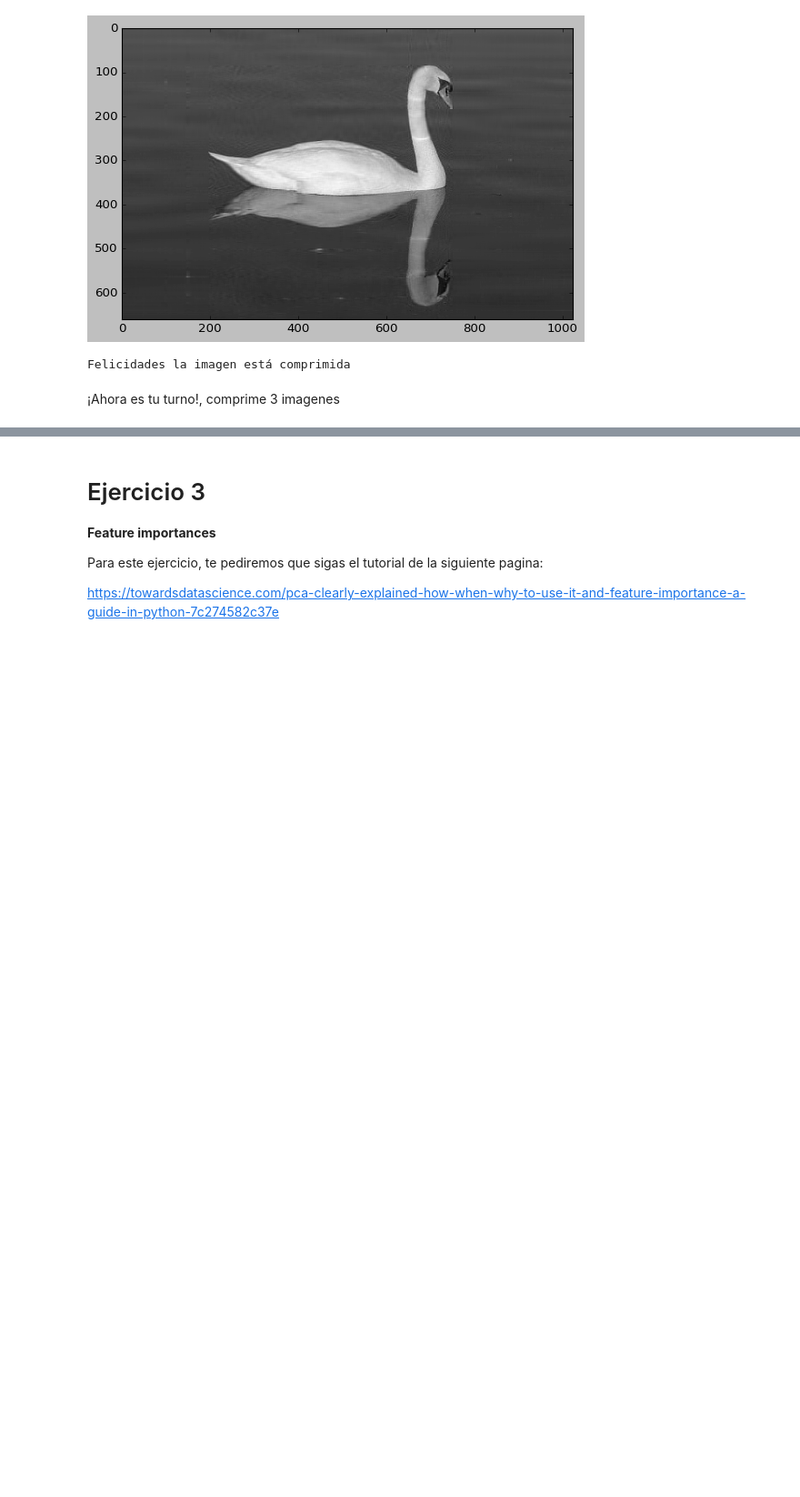
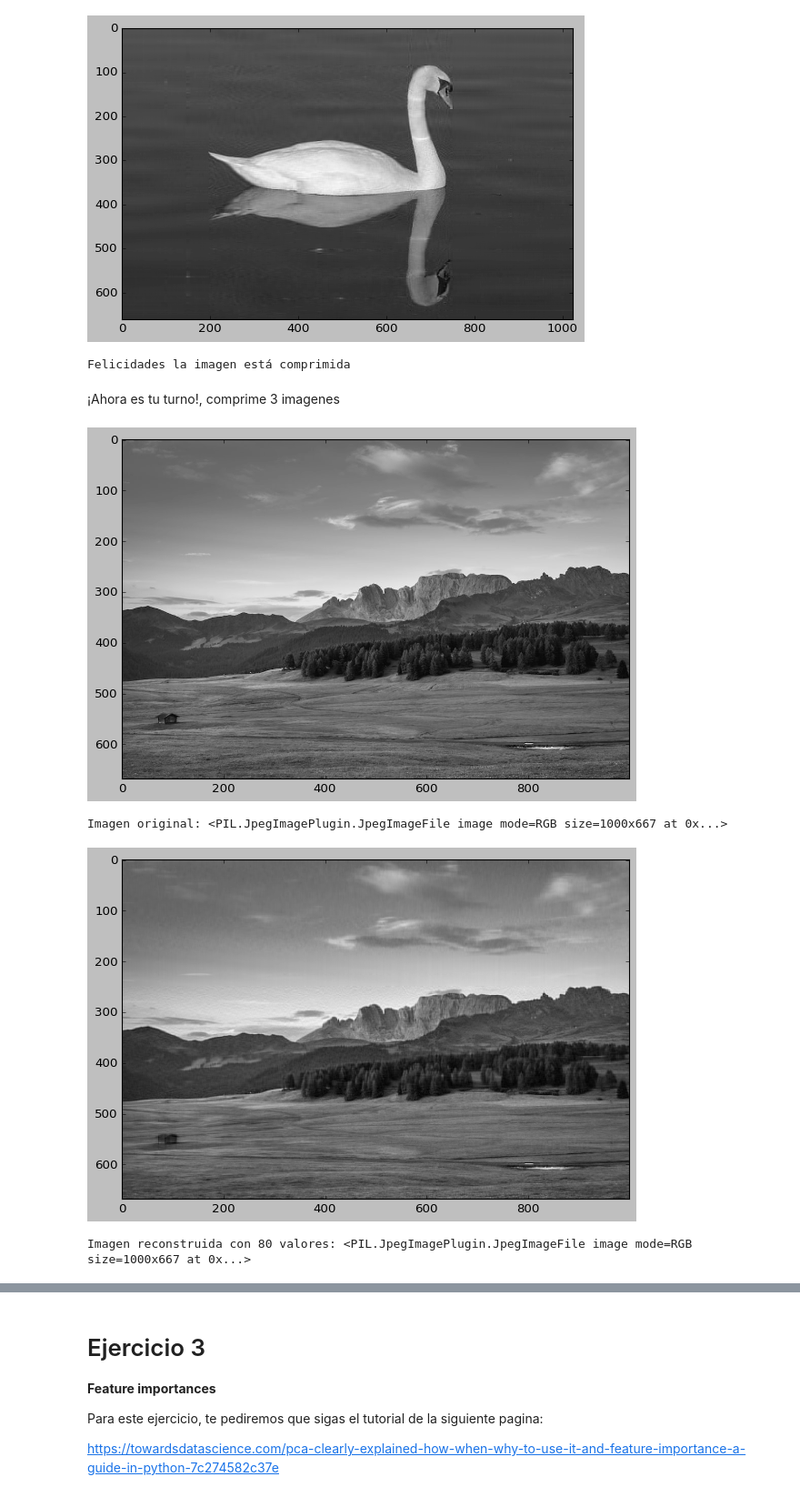
Before and after one commit to PosgradoMNA/actividades-de-aprendizaje-Walt9819, a Jupyter notebook: Week5/Reduccion_dimensiones.ipynb, the cells around one changed output, grey strips where cells are left out. Shown at 91% size. Saved outputs shown, nothing was run; the diff lists cells and outputs as text; code cells hidden in the pictures; blank space fills up the shorter version.

```diff
--- a/Week5/Reduccion_dimensiones.ipynb
+++ b/Week5/Reduccion_dimensiones.ipynb
@@ -290,0 +285,29 @@ Felicidades la imagen está comprimida
+# %%
+def reconstructImage(image, nvalue):
+  imggray = image.convert('LA')
+  imgmat = np.array(list(imggray.getdata(band=0)),float)
+
+  imgmat.shape = (imggray.size[1],imggray.size[0])
+
+  plt.figure(figsize=(9,6))
+  plt.imshow(imgmat,cmap='gray')
+  plt.show()
+  print(f"Imagen original: {image}")
+
+  U,D,V = np.linalg.svd(imgmat)
+  #------------------------------
+  reconstimg = np.matrix(U[:,:nvalue])*np.diag(D[:nvalue])*np.matrix(V[:nvalue,:])
+  plt.figure(figsize=(9,6))
+  plt.imshow(reconstimg,cmap='gray')
+  plt.show()
+  print(f"Imagen reconstruida con {nvalue} valores: {image}")
+# %%
+#imagen 1
+
+img_1 = Image.open(urllib.request.urlopen('https://images.unsplash.com/photo-1484591974057-265bb767ef71?ixlib=rb-4.0.3&ixid=MnwxMjA3fDB8MHxleHBsb3JlLWZlZWR8MXx8fGVufDB8fHx8&w=1000&q=80'))
+reconstructImage(img_1, 80) # We try to reconstruct a bigger image, so more components are needed
+# %% [output]
+[figure, added]
+Imagen original: <PIL.JpegImagePlugin.JpegImageFile image mode=RGB size=1000x667 at 0x...>
+[figure, added]
+Imagen reconstruida con 80 valores: <PIL.JpegImagePlugin.JpegImageFile image mode=RGB size=1000x667 at 0x...>
```
Also changed, not shown: parts of 22 cells of this notebook.
